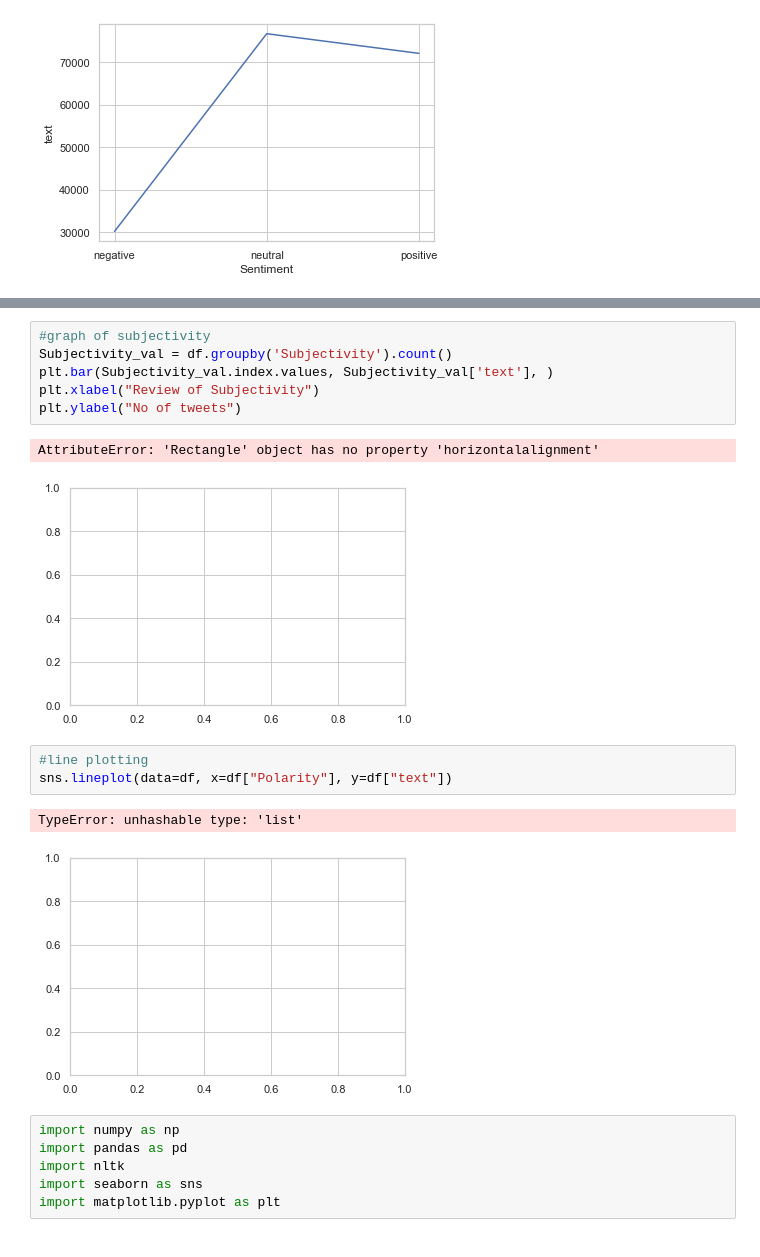
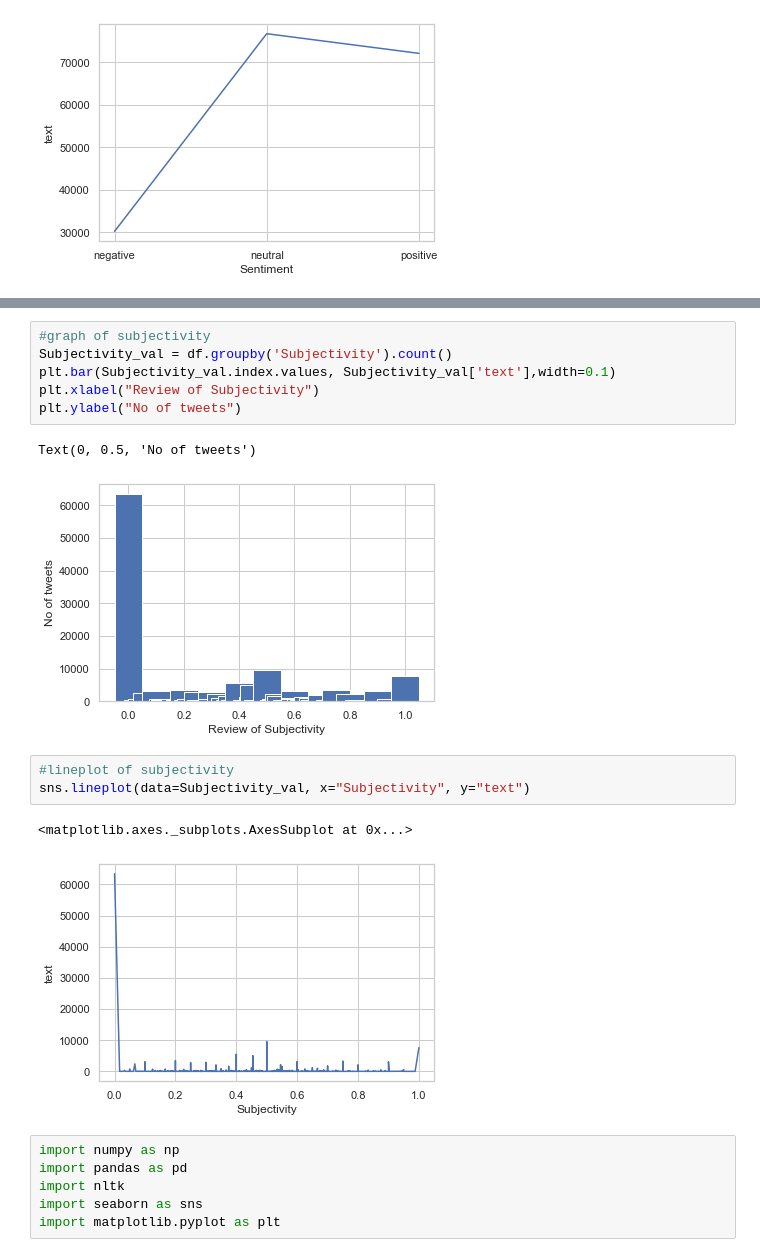
Before and after one commit to piyushjha0409/Sentimental-Analysis, a Jupyter notebook: main.ipynb, the cells around one changed output, grey strips where cells are left out. Drawn from its saved outputs; the diff is of its cells as text.

```diff
--- a/main.ipynb
+++ b/main.ipynb
@@ -368,18 +368,18 @@ sns.lineplot(data=Polarity_val, x="Polarity", y="text")
 # %%
 #graph of subjectivity
 Subjectivity_val = df.groupby('Subjectivity').count()
-plt.bar(Subjectivity_val.index.values, Subjectivity_val['text'], )
+plt.bar(Subjectivity_val.index.values, Subjectivity_val['text'],width=0.1)
 plt.xlabel("Review of Subjectivity")
 plt.ylabel("No of tweets")
 # %% [output]
-AttributeError: 'Rectangle' object has no property 'horizontalalignment'
+Text(0, 0.5, 'No of tweets')
-[figure, old version]
+[figure, new version]
 # %%
-#line plotting
-sns.lineplot(data=df, x=df["Polarity"], y=df["text"])
+#lineplot of subjectivity
+sns.lineplot(data=Subjectivity_val, x="Subjectivity", y="text")
 # %% [output]
-TypeError: unhashable type: 'list'
+<matplotlib.axes._subplots.AxesSubplot at 0x...>
-[figure, old version]
+[figure, new version]
 # %%
 import numpy as np
 import pandas as pd
```
Also changed, not shown: parts of 6 cells of this notebook, 14 other files.
